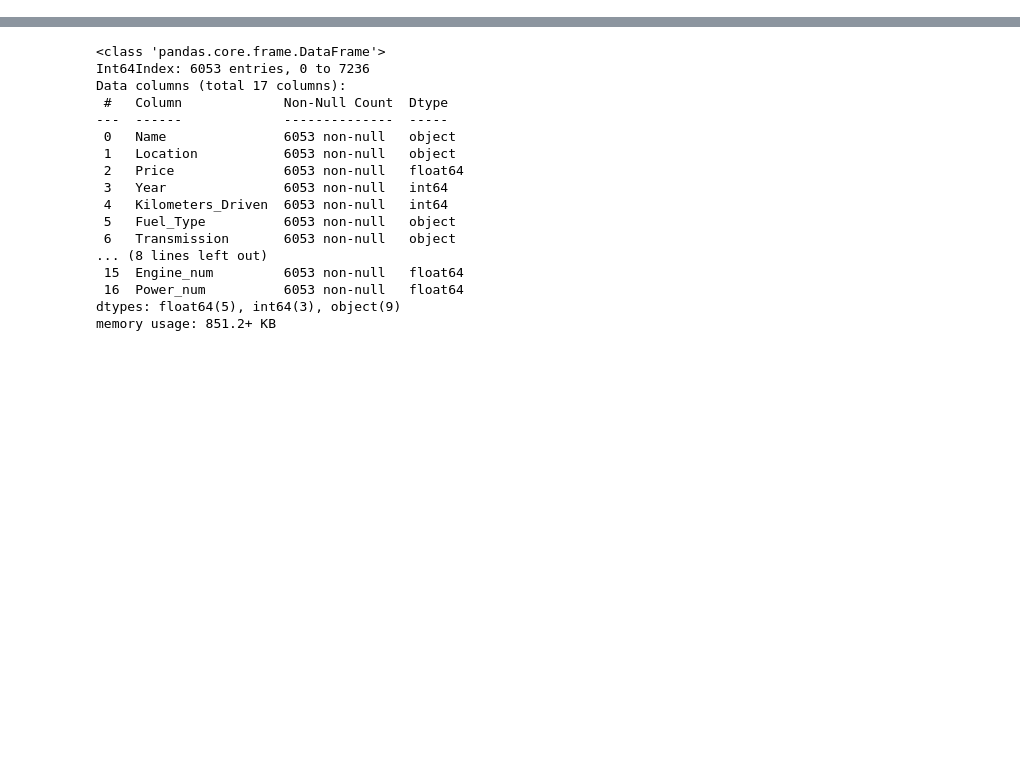
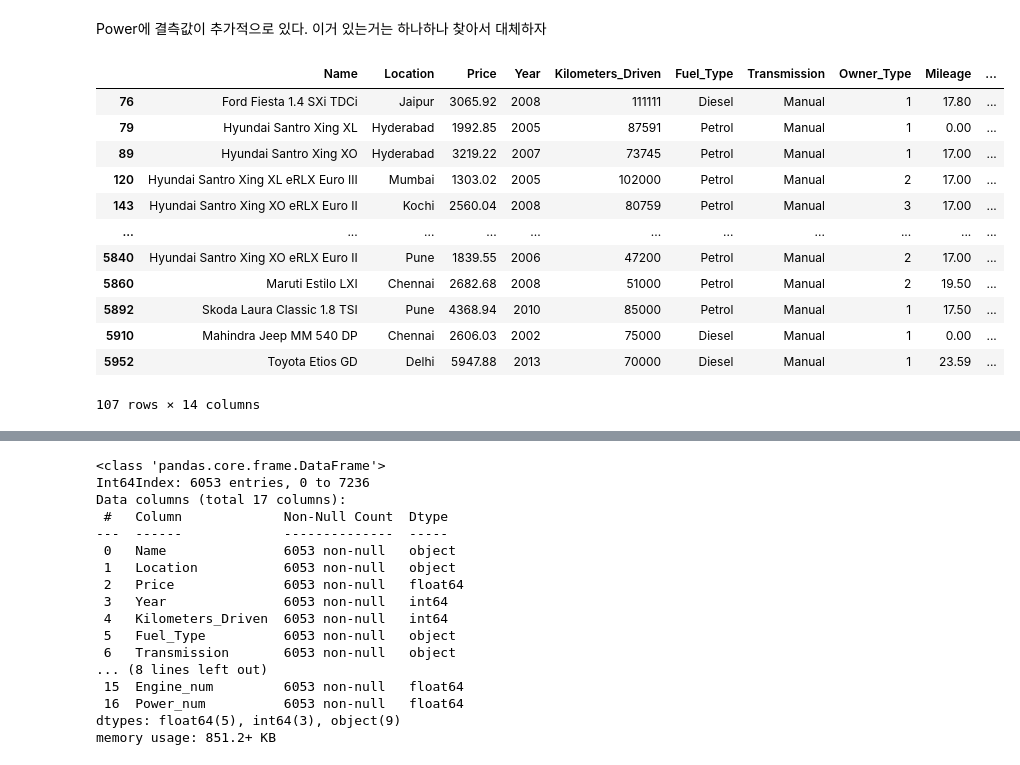
Before and after one commit to Junkyu-psc/posco-academy-30th-python-project, a Jupyter notebook: Dohyeong Kim/intergrated_practice/make_new_parameter.ipynb, the cells around one changed output, grey strips where cells are left out. Cells and saved outputs as stored; diff of their text form; code cells hidden in the pictures; blank space fills up the shorter version.

```diff
--- a/Dohyeong Kim/intergrated_practice/make_new_parameter.ipynb
+++ b/Dohyeong Kim/intergrated_practice/make_new_parameter.ipynb
@@ -74,0 +131,18 @@ memory usage: 678.1+ KB
+# %% [markdown]
+Power에 결측값이 추가적으로 있다. 이거 있는거는 하나하나 찾아서 대체하자
+# %%
+df_raw_price[df_raw_price['Power'].isnull()]
+# %% [output]
+|  | Name | Location | Price | Year | Kilometers_Driven | Fuel_Type | Transmission | Owner_Type | Mileage | ... |
+| 76 | Ford Fiesta 1.4 SXi TDCi | Jaipur | 3065.92 | 2008 | 111111 | Diesel | Manual | 1 | 17.80 | ... |
+| 79 | Hyundai Santro Xing XL | Hyderabad | 1992.85 | 2005 | 87591 | Petrol | Manual | 1 | 0.00 | ... |
+| 89 | Hyundai Santro Xing XO | Hyderabad | 3219.22 | 2007 | 73745 | Petrol | Manual | 1 | 17.00 | ... |
+| 120 | Hyundai Santro Xing XL eRLX Euro III | Mumbai | 1303.02 | 2005 | 102000 | Petrol | Manual | 2 | 17.00 | ... |
+| 143 | Hyundai Santro Xing XO eRLX Euro II | Kochi | 2560.04 | 2008 | 80759 | Petrol | Manual | 3 | 17.00 | ... |
+| ... | ... | ... | ... | ... | ... | ... | ... | ... | ... | ... |
+| 5840 | Hyundai Santro Xing XO eRLX Euro II | Pune | 1839.55 | 2006 | 47200 | Petrol | Manual | 2 | 17.00 | ... |
+| 5860 | Maruti Estilo LXI | Chennai | 2682.68 | 2008 | 51000 | Petrol | Manual | 2 | 19.50 | ... |
+| 5892 | Skoda Laura Classic 1.8 TSI | Pune | 4368.94 | 2010 | 85000 | Petrol | Manual | 1 | 17.50 | ... |
+| 5910 | Mahindra Jeep MM 540 DP | Chennai | 2606.03 | 2002 | 75000 | Diesel | Manual | 1 | 0.00 | ... |
+| 5952 | Toyota Etios GD | Delhi | 5947.88 | 2013 | 70000 | Diesel | Manual | 1 | 23.59 | ... |
+107 rows × 14 columns
```
Also changed, not shown: parts of 24 cells of this notebook, 2 other files.
